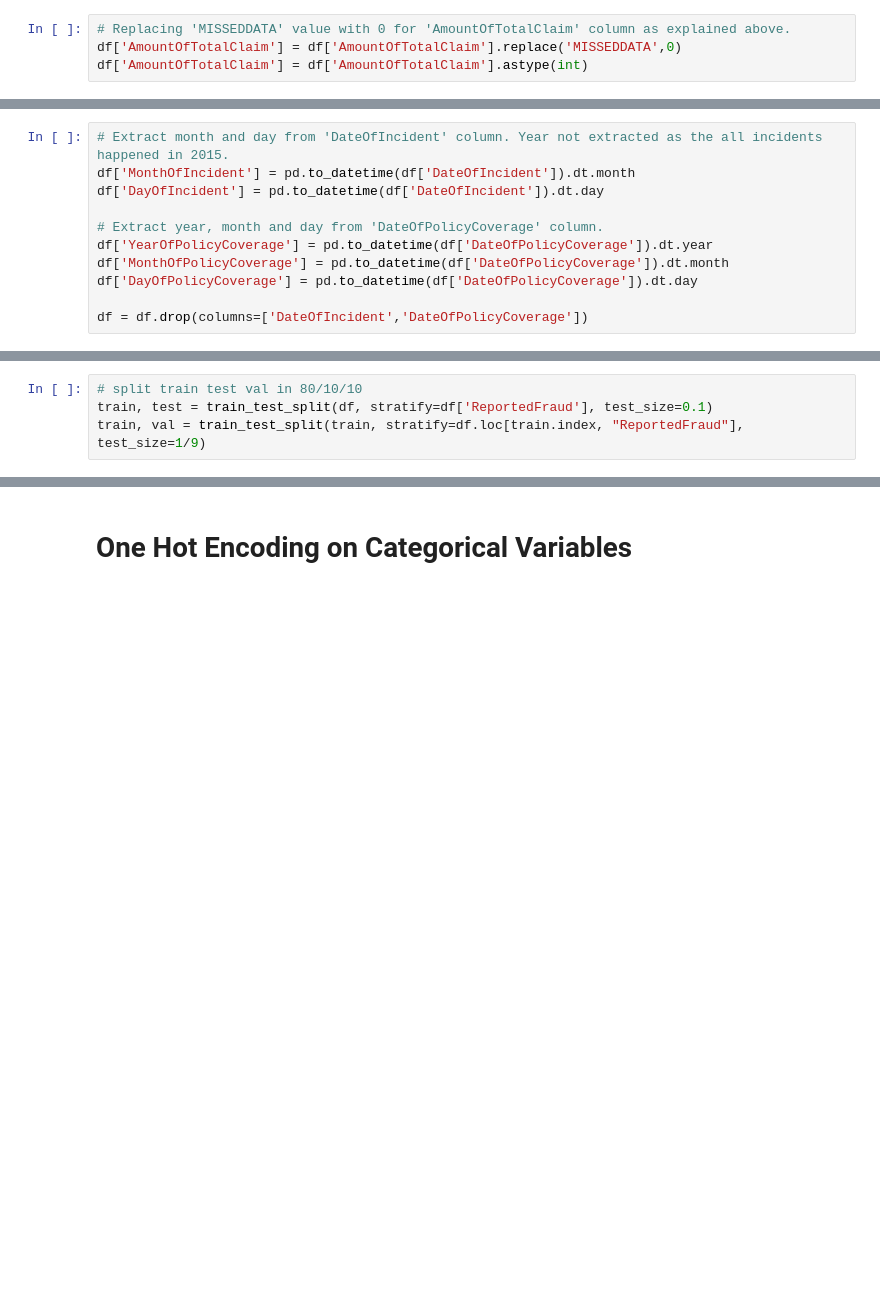
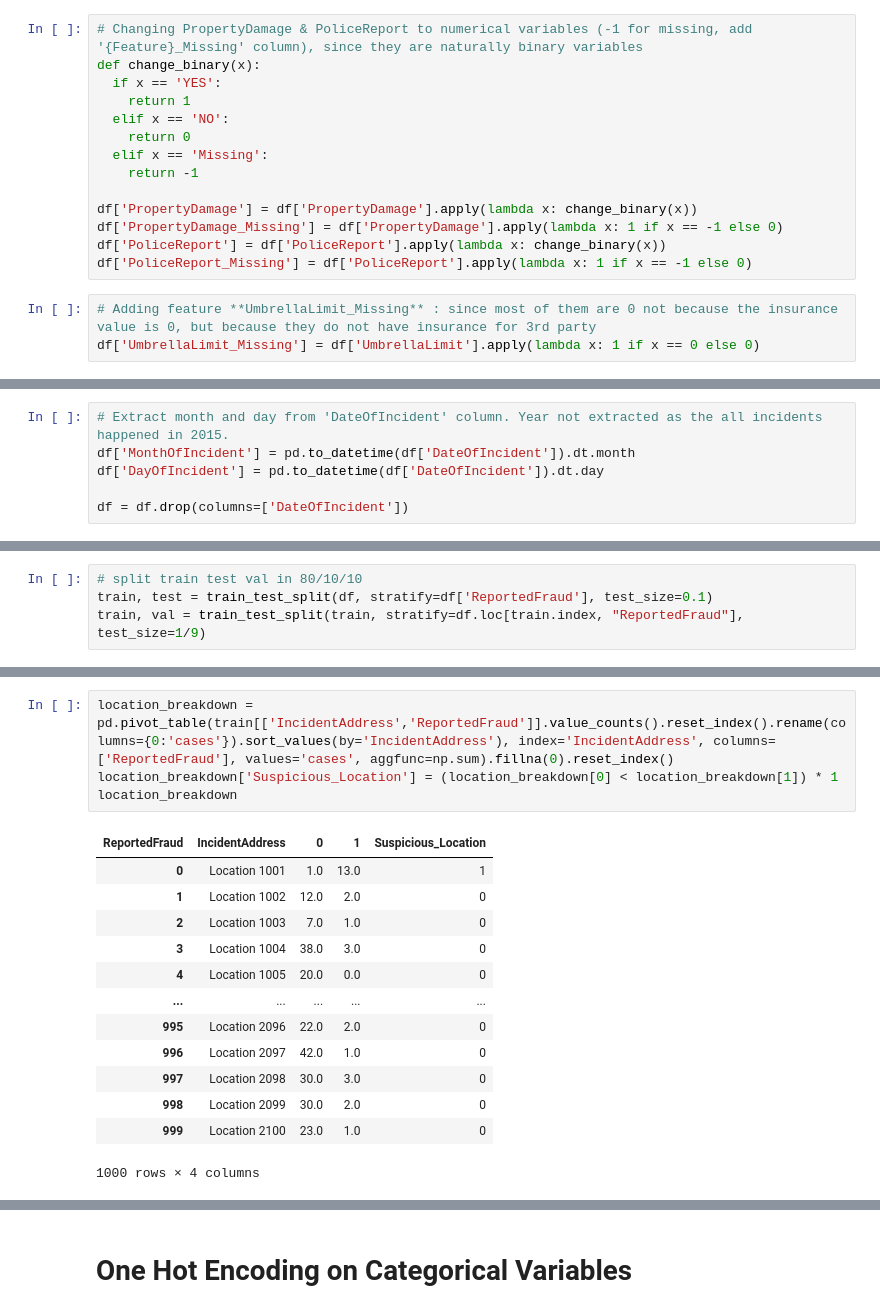
Before and after one commit to junweiteo/bt4012_insurance_fraud, a Jupyter notebook: Preprocess.ipynb, the cells around one changed output, grey strips where cells are left out. Saved outputs shown, nothing was run; the diff lists cells and outputs as text; blank space fills up the shorter version.

```diff
--- a/Preprocess.ipynb
+++ b/Preprocess.ipynb
@@ -132,7 +134,20 @@ df['VehicleMake'] = df['VehicleMake'].replace('???','Missing')
-# %%
-# Replacing 'MISSEDDATA' value with 0 for 'AmountOfTotalClaim' column as explained above.
-df['AmountOfTotalClaim'] = df['AmountOfTotalClaim'].replace('MISSEDDATA',0)
-df['AmountOfTotalClaim'] = df['AmountOfTotalClaim'].astype(int)
+# %%
+# Changing PropertyDamage & PoliceReport to numerical variables (-1 for missing, add '{Feature}_Missing' column), since they are naturally binary variables
+def change_binary(x):
+  if x == 'YES':
+    return 1
+  elif x == 'NO':
+    return 0
+  elif x == 'Missing':
+    return -1
+
+df['PropertyDamage'] = df['PropertyDamage'].apply(lambda x: change_binary(x))
+df['PropertyDamage_Missing'] = df['PropertyDamage'].apply(lambda x: 1 if x == -1 else 0)
+df['PoliceReport'] = df['PoliceReport'].apply(lambda x: change_binary(x))
+df['PoliceReport_Missing'] = df['PoliceReport'].apply(lambda x: 1 if x == -1 else 0)
+# %%
+# Adding feature **UmbrellaLimit_Missing** : since most of them are 0 not because the insurance value is 0, but because they do not have insurance for 3rd party
+df['UmbrellaLimit_Missing'] = df['UmbrellaLimit'].apply(lambda x: 1 if x == 0 else 0)
 # %%
 # Replacing 'Y' and 'N' with 1 and 0 for target column, 'ReportedFraud' for prediction
 df['ReportedFraud'] = [1 if x == 'Y' else 0 for x in df['ReportedFraud']]
@@ -143,12 +158,7 @@ df['ReportedFraud'] = [1 if x == 'Y' else 0 for x in df['ReportedFraud']]
 df['MonthOfIncident'] = pd.to_datetime(df['DateOfIncident']).dt.month
 df['DayOfIncident'] = pd.to_datetime(df['DateOfIncident']).dt.day
 
-# Extract year, month and day from 'DateOfPolicyCoverage' column.
-df['YearOfPolicyCoverage'] = pd.to_datetime(df['DateOfPolicyCoverage']).dt.year
-df['MonthOfPolicyCoverage'] = pd.to_datetime(df['DateOfPolicyCoverage']).dt.month
-df['DayOfPolicyCoverage'] = pd.to_datetime(df['DateOfPolicyCoverage']).dt.day
-
-df = df.drop(columns=['DateOfIncident','DateOfPolicyCoverage'])
+df = df.drop(columns=['DateOfIncident'])
 # %%
 df
 # %% [output]
@@ -175,0 +196,18 @@ train, val = train_test_split(train, stratify=df.loc[train.index, "ReportedFraud
+# %%
+location_breakdown = pd.pivot_table(train[['IncidentAddress','ReportedFraud']].value_counts().reset_index().rename(columns={0:'cases'}).sort_values(by='IncidentAddress'), index='IncidentAddress', columns=['ReportedFraud'], values='cases', aggfunc=np.sum).fillna(0).reset_index()
+location_breakdown['Suspicious_Location'] = (location_breakdown[0] < location_breakdown[1]) * 1
+location_breakdown
+# %% [output]
+| ReportedFraud | IncidentAddress | 0 | 1 | Suspicious_Location |
+| 0 | Location 1001 | 1.0 | 13.0 | 1 |
+| 1 | Location 1002 | 12.0 | 2.0 | 0 |
+| 2 | Location 1003 | 7.0 | 1.0 | 0 |
+| 3 | Location 1004 | 38.0 | 3.0 | 0 |
+| 4 | Location 1005 | 20.0 | 0.0 | 0 |
+| ... | ... | ... | ... | ... |
+| 995 | Location 2096 | 22.0 | 2.0 | 0 |
+| 996 | Location 2097 | 42.0 | 1.0 | 0 |
+| 997 | Location 2098 | 30.0 | 3.0 | 0 |
+| 998 | Location 2099 | 30.0 | 2.0 | 0 |
+| 999 | Location 2100 | 23.0 | 1.0 | 0 |
+1000 rows × 4 columns
```
Also changed, not shown: parts of 25 cells of this notebook.
